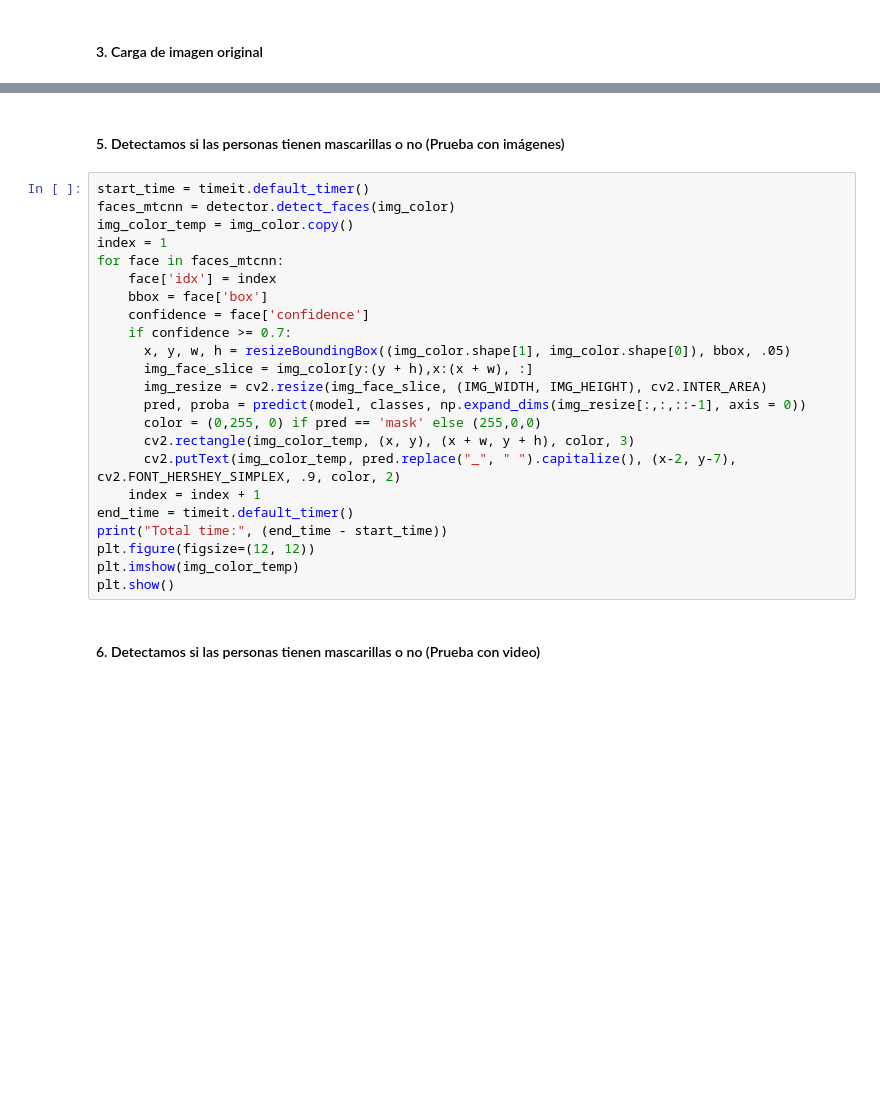
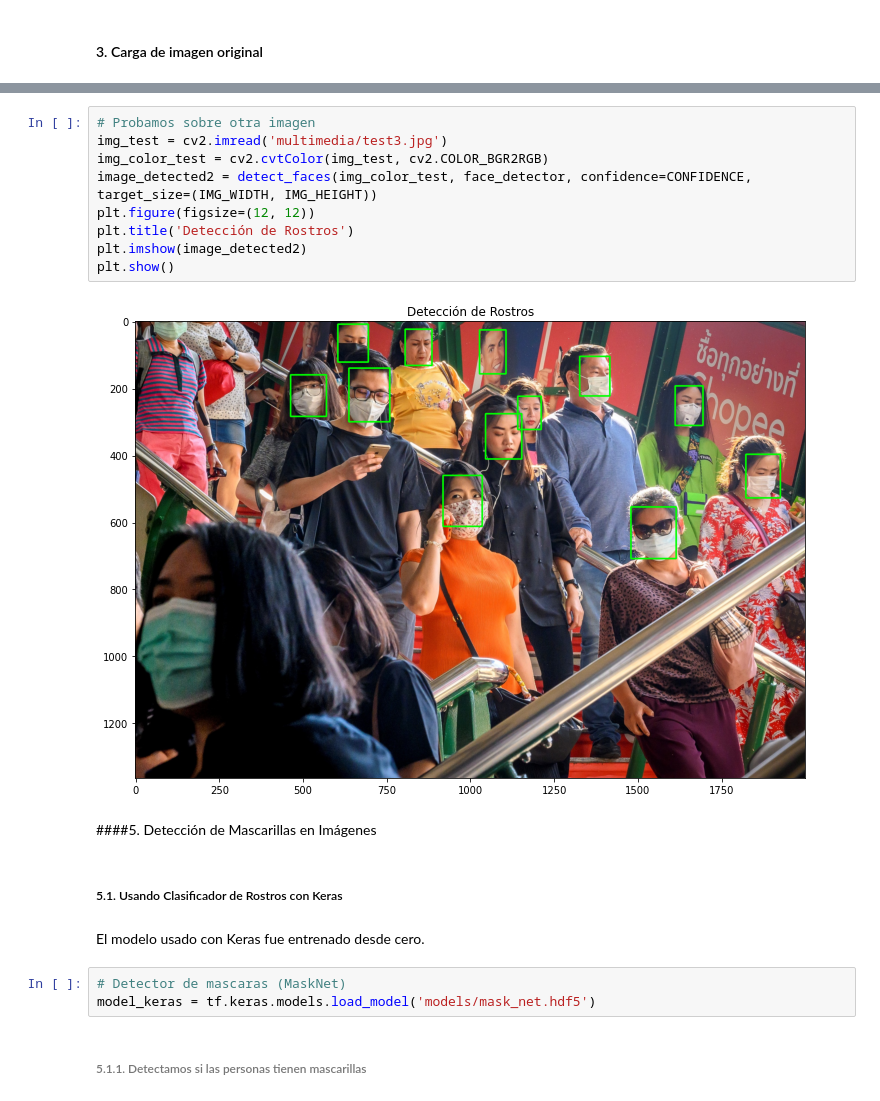
Before and after one commit to jjrodcast/MaskDectector, a Jupyter notebook: MaskDetector.ipynb, the cells around one changed output, grey strips where cells are left out. Drawn from its saved outputs; the diff is of its cells as text; blank space fills up the shorter version.

```diff
--- a/MaskDetector.ipynb
+++ b/MaskDetector.ipynb
@@ -55,27 +65,22 @@ classes = ['no_mask', 'mask']
+# %%
+# Probamos sobre otra imagen
+img_test = cv2.imread('multimedia/test3.jpg')
+img_color_test = cv2.cvtColor(img_test, cv2.COLOR_BGR2RGB)
+image_detected2 = detect_faces(img_color_test, face_detector, confidence=CONFIDENCE, target_size=(IMG_WIDTH, IMG_HEIGHT))
+plt.figure(figsize=(12, 12))
+plt.title('Detección de Rostros')
+plt.imshow(image_detected2)
+plt.show()
+# %% [output]
+[figure, added]
+# %% [markdown]
+####5. Detección de Mascarillas en Imágenes
+# %% [markdown]
+##### 5.1. Usando Clasificador de Rostros con Keras
+# %% [markdown]
+El modelo usado con Keras fue entrenado desde cero.
+# %%
+# Detector de mascaras (MaskNet)
+model_keras = tf.keras.models.load_model('models/mask_net.hdf5')
 # %% [markdown]
-#### 5. Detectamos si las personas tienen mascarillas o no (Prueba con imágenes)
+###### 5.1.1. Detectamos si las personas tienen mascarillas
-# %%
-start_time = timeit.default_timer()
-faces_mtcnn = detector.detect_faces(img_color)
-img_color_temp = img_color.copy()
-index = 1
-for face in faces_mtcnn:
-    face['idx'] = index
-    bbox = face['box']
-    confidence = face['confidence']
-    if confidence >= 0.7:
-      x, y, w, h = resizeBoundingBox((img_color.shape[1], img_color.shape[0]), bbox, .05)
-      img_face_slice = img_color[y:(y + h),x:(x + w), :]
-      img_resize = cv2.resize(img_face_slice, (IMG_WIDTH, IMG_HEIGHT), cv2.INTER_AREA)
-      pred, proba = predict(model, classes, np.expand_dims(img_resize[:,:,::-1], axis = 0))
-      color = (0,255, 0) if pred == 'mask' else (255,0,0)
-      cv2.rectangle(img_color_temp, (x, y), (x + w, y + h), color, 3)
-      cv2.putText(img_color_temp, pred.replace("_", " ").capitalize(), (x-2, y-7), cv2.FONT_HERSHEY_SIMPLEX, .9, color, 2)
-    index = index + 1
-end_time = timeit.default_timer()
-print("Total time:", (end_time - start_time))
-plt.figure(figsize=(12, 12))
-plt.imshow(img_color_temp)
-plt.show()
-# %% [markdown]
-#### 6. Detectamos si las personas tienen mascarillas o no (Prueba con video)
```
Also changed, not shown: parts of 15 cells of this notebook.
